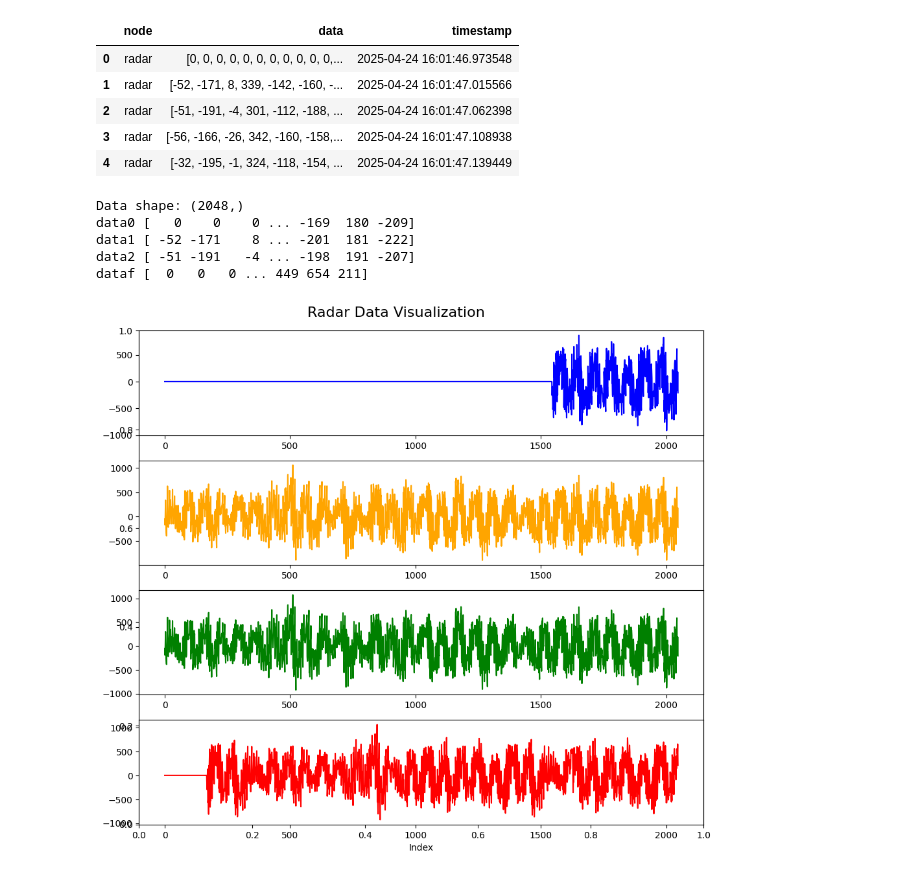
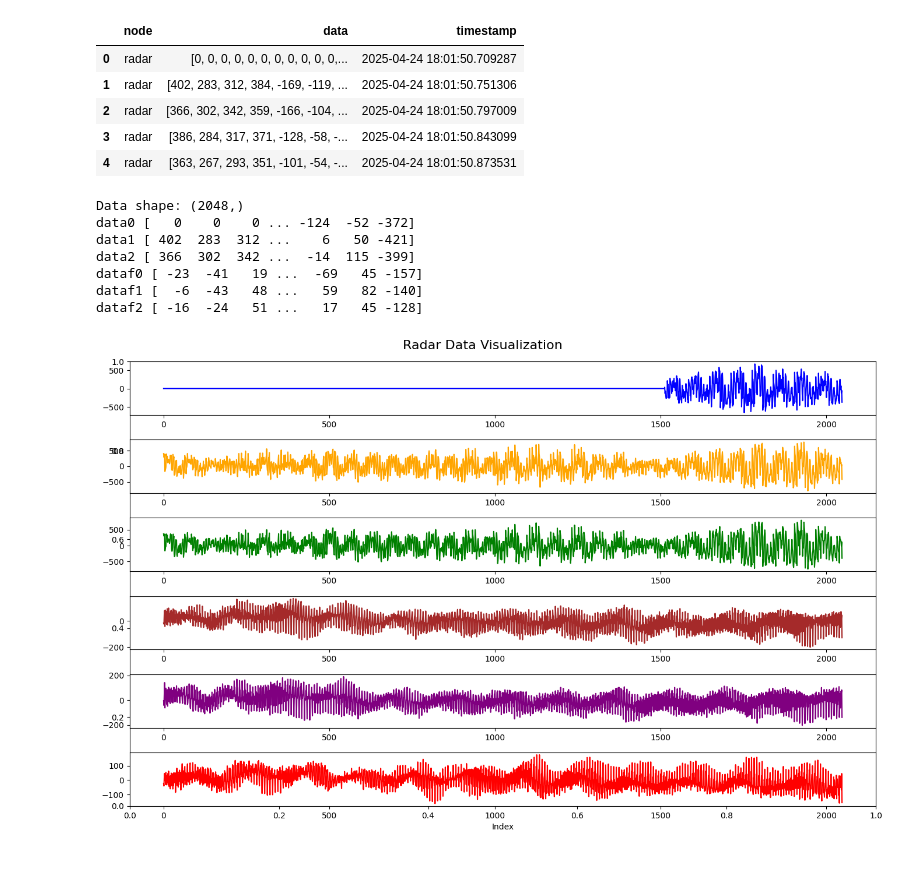
Before and after one commit to arlaptiev/sk_mmwave, a Jupyter notebook: data/radar.ipynb, the cells around one changed output. Cells and saved outputs as stored; diff of their text form; code cells hidden in the pictures.

Commit message:
radar-data-viewer-works

```diff
--- a/data/radar.ipynb
+++ b/data/radar.ipynb
@@ -25,52 +7,64 @@ ImportError: numpy.core.multiarray failed to import
 # %%
 # Read the CSV file
-df = pd.read_csv('radar/radar_20250424_165731.csv')
+df = pd.read_csv('radar/radar_rotate.csv')
 df.head()
 # %% [output]
 |  | node | data | timestamp |
-| 0 | radar | [0, 0, 0, 0, 0, 0, 0, 0, 0, 0, 0,... | 2025-04-24 16:01:46.973548 |
-| 1 | radar | [-52, -171, 8, 339, -142, -160, -... | 2025-04-24 16:01:47.015566 |
-| 2 | radar | [-51, -191, -4, 301, -112, -188, ... | 2025-04-24 16:01:47.062398 |
-| 3 | radar | [-56, -166, -26, 342, -160, -158,... | 2025-04-24 16:01:47.108938 |
-| 4 | radar | [-32, -195, -1, 324, -118, -154, ... | 2025-04-24 16:01:47.139449 |
+| 0 | radar | [0, 0, 0, 0, 0, 0, 0, 0, 0, 0, 0,... | 2025-04-24 18:01:50.709287 |
+| 1 | radar | [402, 283, 312, 384, -169, -119, ... | 2025-04-24 18:01:50.751306 |
+| 2 | radar | [366, 302, 342, 359, -166, -104, ... | 2025-04-24 18:01:50.797009 |
+| 3 | radar | [386, 284, 317, 371, -128, -58, -... | 2025-04-24 18:01:50.843099 |
+| 4 | radar | [363, 267, 293, 351, -101, -54, -... | 2025-04-24 18:01:50.873531 |
 # %%
 # read the data column from first row and convert array string to numpy array
 data0 = np.array(eval(df.iloc[0, 1]))
 data1 = np.array(eval(df.iloc[1, 1]))
 data2 = np.array(eval(df.iloc[2, 1]))
-dataf = np.array(eval(df.iloc[-1, 1]))
+dataf0 = np.array(eval(df.iloc[-1, 1]))
+dataf1 = np.array(eval(df.iloc[-2, 1]))
+dataf2 = np.array(eval(df.iloc[-3, 1]))
 print("Data shape:", data0.shape)
 print("data0", data0)
 print("data1", data1)
 print("data2", data2)
-print("dataf", dataf)
+print("dataf0", dataf0)
+print("dataf1", dataf1)
+print("dataf2", dataf2)
 # %% [output]
 Data shape: (2048,)
-data0 [   0    0    0 ... -169  180 -209]
-data1 [ -52 -171    8 ... -201  181 -222]
-data2 [ -51 -191   -4 ... -198  191 -207]
-dataf [  0   0   0 ... 449 654 211]
+data0 [   0    0    0 ... -124  -52 -372]
+data1 [ 402  283  312 ...    6   50 -421]
+data2 [ 366  302  342 ...  -14  115 -399]
+dataf0 [ -23  -41   19 ...  -69   45 -157]
+dataf1 [  -6  -43   48 ...   59   82 -140]
+dataf2 [ -16  -24   51 ...   17   45 -128]
 # %%
 # plot data0, data1, data2, and dataf on subpolots vertically
-plt.figure(figsize=(10, 9))
+plt.figure(figsize=(14, 9))
 plt.suptitle('Radar Data Visualization', fontsize=16)
 plt.legend(loc='upper right')
 plt.xlabel('Index')
 
-plt.subplot(4, 1, 1)
+plt.subplot(6, 1, 1)
 plt.plot(data0, label='Data 0', color='blue')
 
-plt.subplot(4, 1, 2)
+plt.subplot(6, 1, 2)
 plt.plot(data1, label='Data 1', color='orange')
 
-plt.subplot(4, 1, 3)
+plt.subplot(6, 1, 3)
 plt.plot(data2, label='Data 2', color='green')
 
-plt.subplot(4, 1, 4)
-plt.plot(dataf, label='Data Final', color='red')
+plt.subplot(6, 1, 4)
+plt.plot(dataf2, label='Data Final 2', color='brown')
+
+plt.subplot(6, 1, 5)
+plt.plot(dataf1, label='Data Final 1', color='purple')
+
+plt.subplot(6, 1, 6)
+plt.plot(dataf0, label='Data Final 0', color='red')
 
 plt.tight_layout()
 # %% [output]
-[figure, old version]
+[figure, new version]
 # %%
 # Do FFT on data0, data1, data2, and dataf
```
Also changed, not shown: parts of 5 cells of this notebook, 6 other files.
